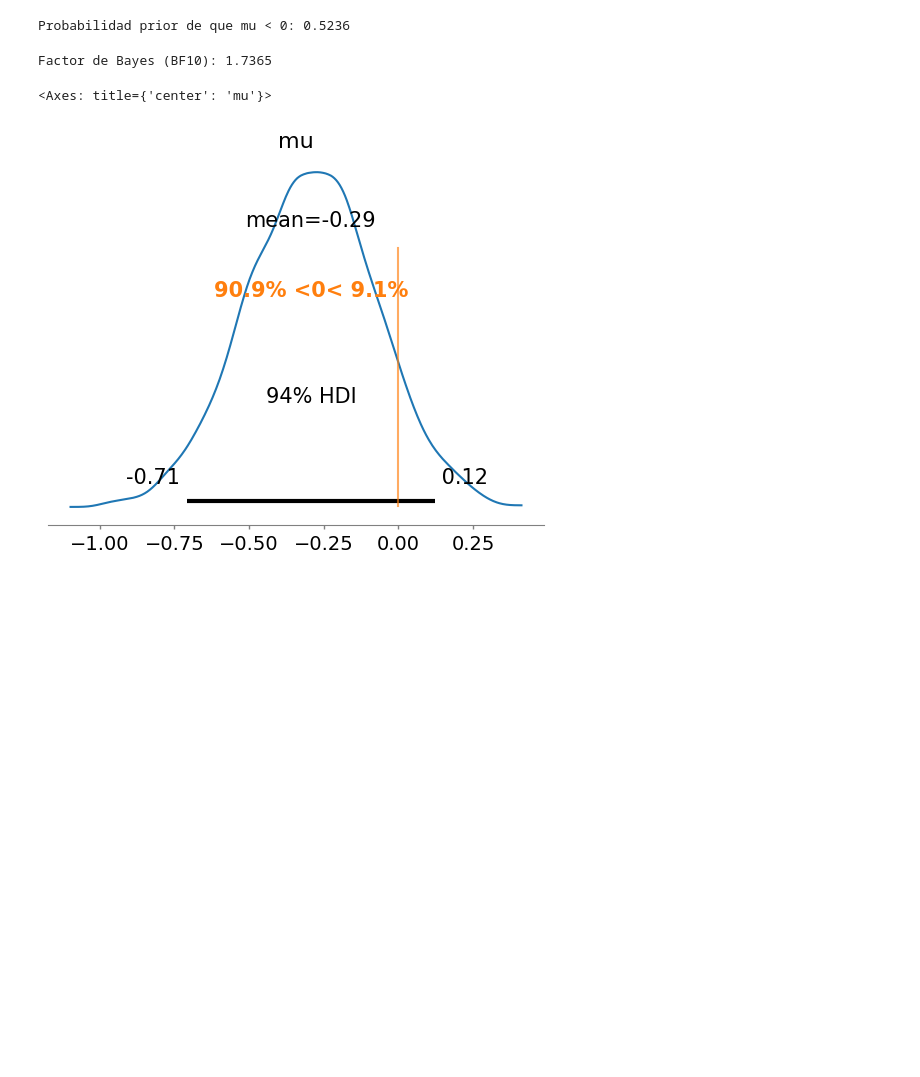
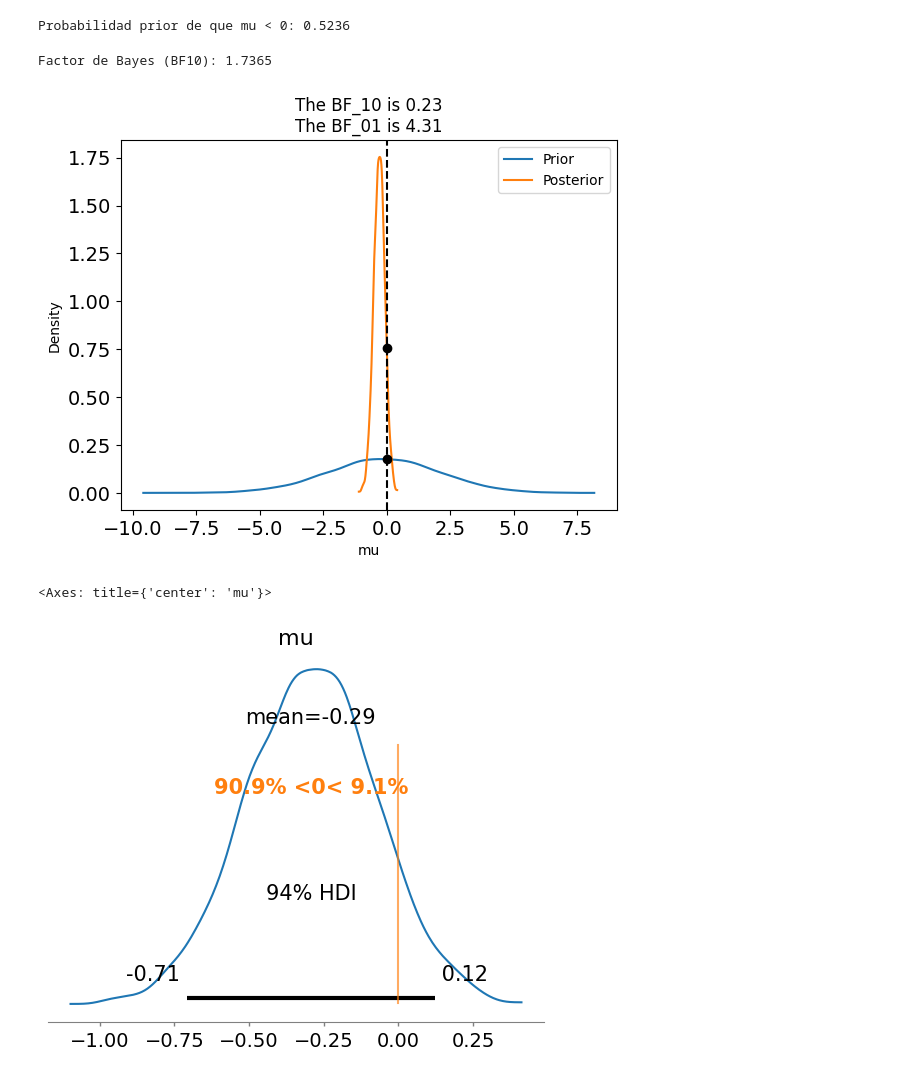
Before and after one commit to nadiasantillan/unsl-bayes-stock, a Jupyter notebook: mc.ipynb, the cells around one changed output. Drawn from its saved outputs; the diff is of its cells as text; code cells hidden in the pictures; blank space fills up the shorter version.

```diff
--- a/mc.ipynb
+++ b/mc.ipynb
@@ -79,6 +79,10 @@ bf10 = prob_mu_less_than_h0 / prob_mu_less_than_h1
 print(f"Factor de Bayes (BF10): {bf10:.4f}")
 # %% [output]
 Factor de Bayes (BF10): 1.7365
+# %%
+bf_dict, ax = az.plot_bf(idata4, var_name="mu", ref_val=0);
+# %% [output]
+[figure, added]
 # %%
 az.plot_posterior(idata4, var_names=['mu'], ref_val=0)
 # %% [output]
```
